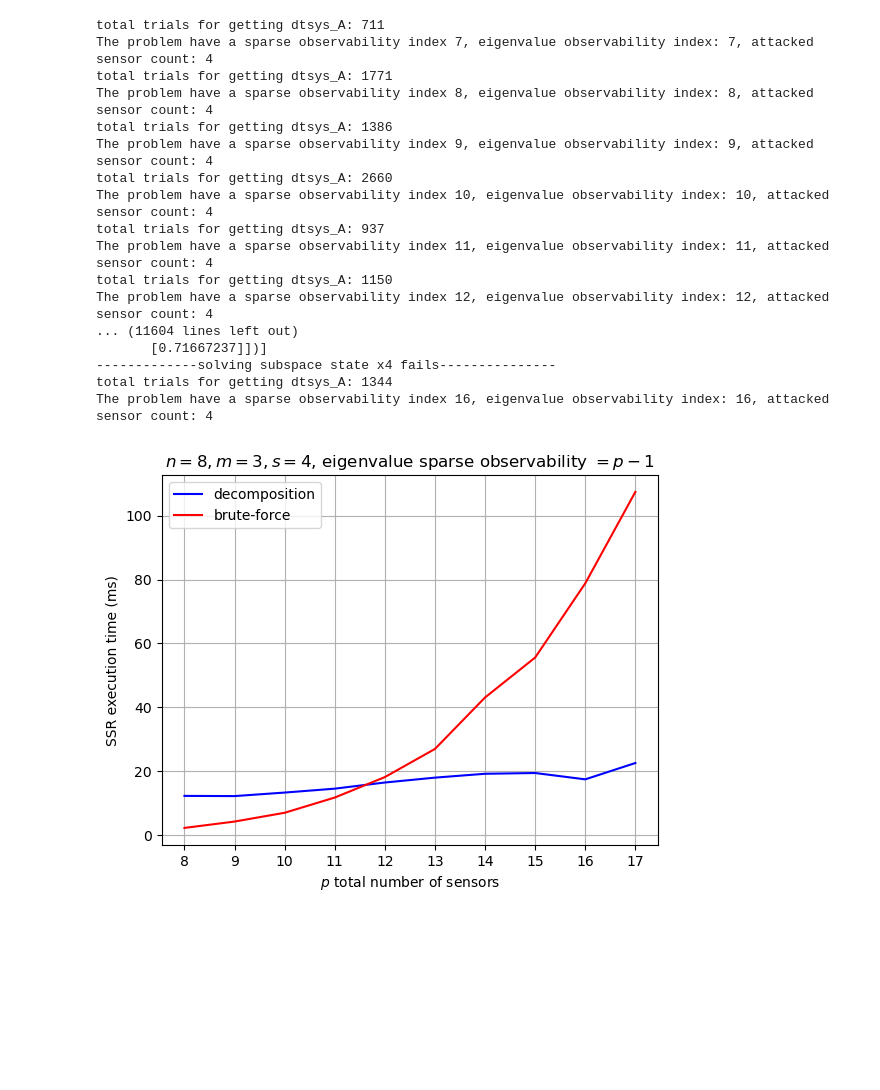
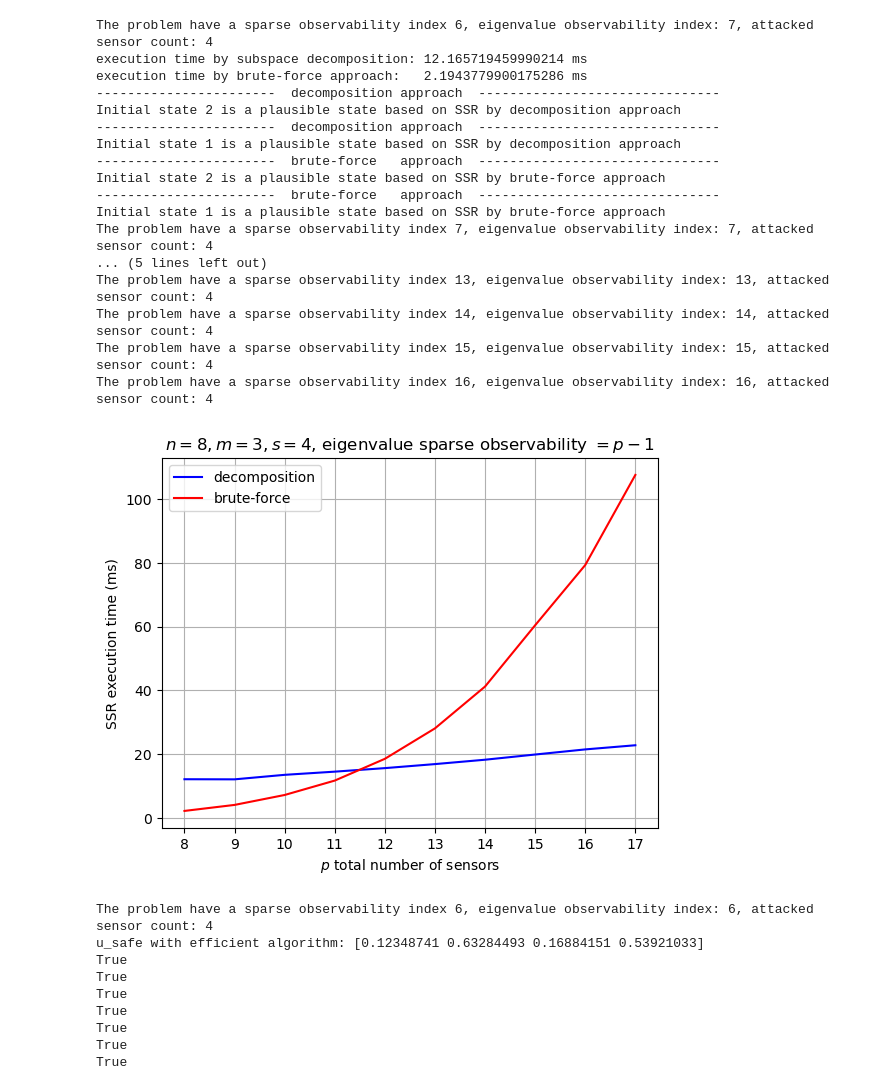
Before and after one commit to xiaotan-git/safety-under-sensor-attacks, a Jupyter notebook: test.ipynb, the cells around one changed output. Saved outputs shown, nothing was run; the diff lists cells and outputs as text; code cells hidden in the pictures; blank space fills up the shorter version.

Commit message:
safe control working

```diff
--- a/test.ipynb
+++ b/test.ipynb
@@ -62,27 +62,39 @@ The problem have a sparse observability index 4, eigenvalue observability index:
 Initial state 1 is a plausible state based on SSR by brute-force approach
 -----------------------  decomposition approach  -------------------------------
 Initial state 1 is a plausible state based on SSR by decomposition approach
-# %%
-main_test_timing(n = 8, m = 3, s = 4, p_range=range(8,18))
-# %% [output]
-total trials for getting dtsys_A: 711
-The problem have a sparse observability index 7, eigenvalue observability index: 7, attacked sensor count: 4
-total trials for getting dtsys_A: 1771
-The problem have a sparse observability index 8, eigenvalue observability index: 8, attacked sensor count: 4
-total trials for getting dtsys_A: 1386
-The problem have a sparse observability index 9, eigenvalue observability index: 9, attacked sensor count: 4
-total trials for getting dtsys_A: 2660
-The problem have a sparse observability index 10, eigenvalue observability index: 10, attacked sensor count: 4
-total trials for getting dtsys_A: 937
-The problem have a sparse observability index 11, eigenvalue observability index: 11, attacked sensor count: 4
-total trials for getting dtsys_A: 1150
-The problem have a sparse observability index 12, eigenvalue observability index: 12, attacked sensor count: 4
-... (11604 lines left out)
-       [0.71667237]])]
--------------solving subspace state x4 fails---------------
-total trials for getting dtsys_A: 1344
-The problem have a sparse observability index 16, eigenvalue observability index: 16, attacked sensor count: 4
-[figure, removed]
+# %%
+from tests import main_ssr,main_ssr_timing,main_secure_and_safe_control
+main_ssr()
+main_ssr_timing()
+main_secure_and_safe_control()
+# %% [output]
+The problem have a sparse observability index 6, eigenvalue observability index: 7, attacked sensor count: 4
+execution time by subspace decomposition: 12.165719459990214 ms
+execution time by brute-force approach:   2.1943779900175286 ms
+-----------------------  decomposition approach  -------------------------------
+Initial state 2 is a plausible state based on SSR by decomposition approach
+-----------------------  decomposition approach  -------------------------------
+Initial state 1 is a plausible state based on SSR by decomposition approach
+-----------------------  brute-force   approach  -------------------------------
+Initial state 2 is a plausible state based on SSR by brute-force approach
+-----------------------  brute-force   approach  -------------------------------
+Initial state 1 is a plausible state based on SSR by brute-force approach
+The problem have a sparse observability index 7, eigenvalue observability index: 7, attacked sensor count: 4
+... (5 lines left out)
+The problem have a sparse observability index 13, eigenvalue observability index: 13, attacked sensor count: 4
+The problem have a sparse observability index 14, eigenvalue observability index: 14, attacked sensor count: 4
+The problem have a sparse observability index 15, eigenvalue observability index: 15, attacked sensor count: 4
+The problem have a sparse observability index 16, eigenvalue observability index: 16, attacked sensor count: 4
+[figure, added]
+The problem have a sparse observability index 6, eigenvalue observability index: 6, attacked sensor count: 4
+u_safe with efficient algorithm: [0.12348741 0.63284493 0.16884151 0.53921033]
+True
+True
+True
+True
+True
+True
+True
 # %%
 import numpy as np
 from cvxopt import matrix
```
Also changed, not shown: parts of 2 cells of this notebook, 4 other files.
